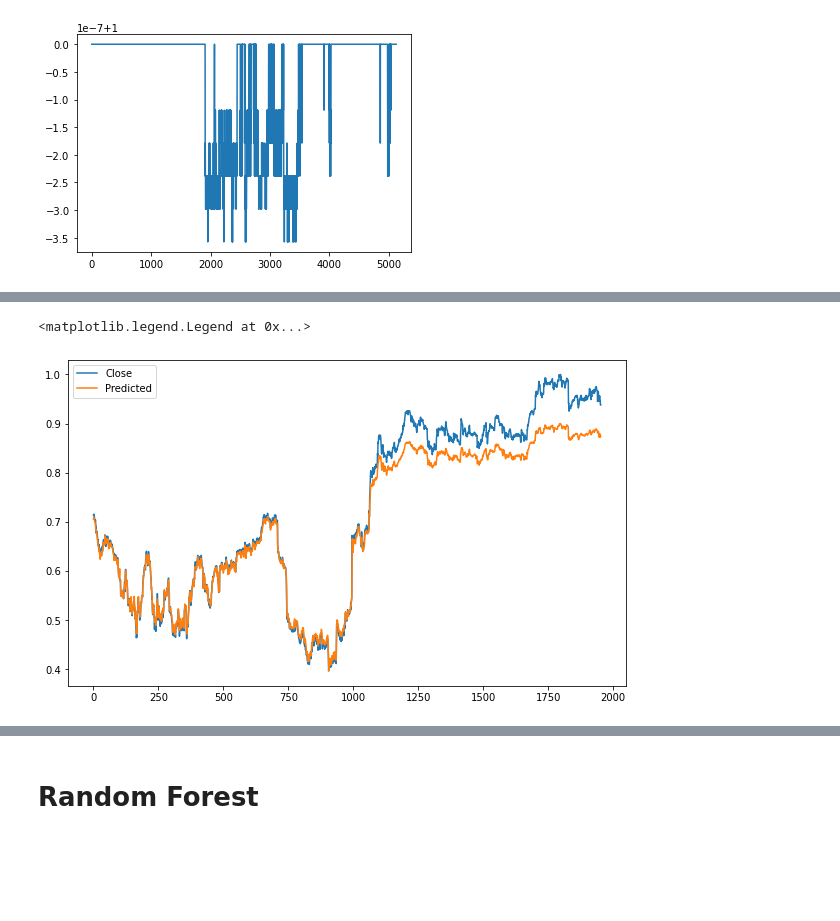
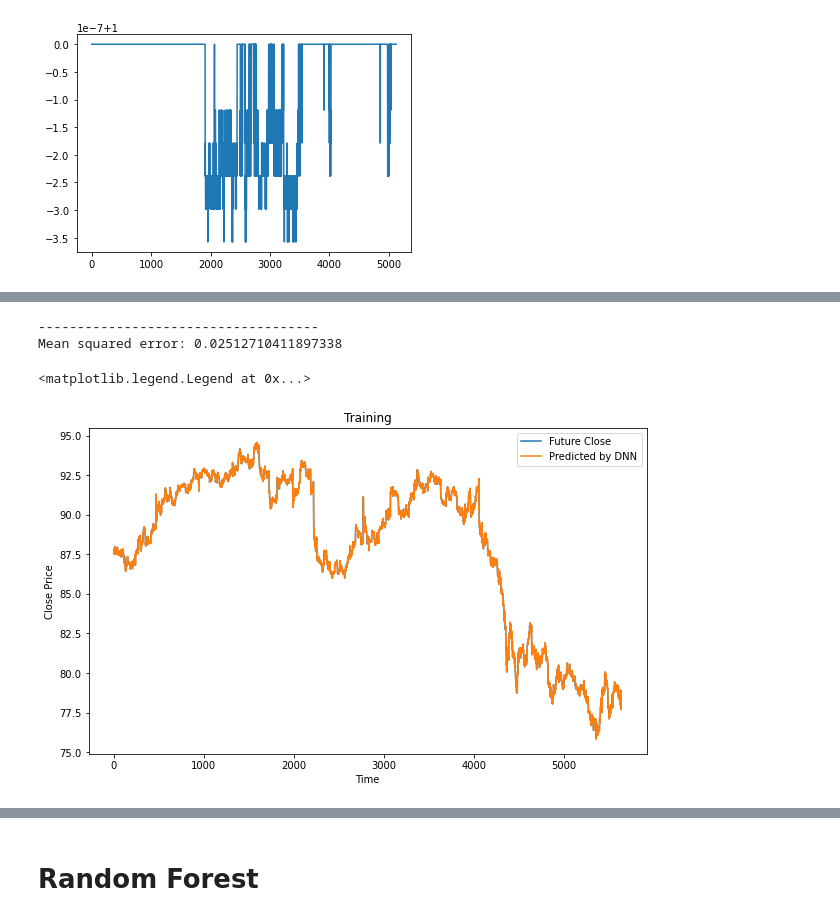
Before and after one commit to JeffJongyoon/Stock-price-prediction, a Jupyter notebook: Model.ipynb, the cells around one changed output, grey strips where cells are left out. Cells and saved outputs as stored; diff of their text form; code cells hidden in the pictures; blank space fills up the shorter version.

```diff
--- a/Model.ipynb
+++ b/Model.ipynb
@@ -59,7 +171,7 @@ df = pd.read_pickle('PG.pkl')
 fmt = "%Y-%m-%d %H:%M:%S"
 df.index = df.index.strftime(fmt)
 df.reset_index(inplace=True)
-df = df.iloc[:,:7]
+# df = df.iloc[:,:7]
 df['Future'] = df['Close'].shift(-1)
 df['SMA100'] = df['Close'].rolling(window = 100).mean()
 df['Tartget'] = df.apply(up_or_down, axis=1)
@@ -1267,8 +1456,8 @@ Ne = 128
 tf.random.set_seed(1000)
 
 
-model = tf.keras.Sequential([
-                              tf.keras.layers.Dense(Ne, input_shape=(3,), activation=tf.keras.layers.LeakyReLU(), kernel_initializer='glorot_normal'),
+dnn_model = tf.keras.Sequential([
+                              tf.keras.layers.Dense(Ne, input_shape=(x_train.shape[1:]), activation=tf.keras.layers.LeakyReLU(), kernel_initializer='glorot_normal'),
                               tf.keras.layers.BatchNormalization(),
                               tf.keras.layers.Dropout(drop_rate),
                               tf.keras.layers.Dense(Ne/2, activation=tf.keras.layers.LeakyReLU(), kernel_initializer='glorot_normal'),
@@ -1280,12 +1469,12 @@ model = tf.keras.Sequential([
                               tf.keras.layers.Dense(1, activation='sigmoid', kernel_initializer='glorot_normal')
                               ])
 lr = 1e-2
-model.compile(loss= 'mse',
+dnn_model.compile(loss= 'mse',
               optimizer=tf.keras.optimizers.Adam(lr=lr))#, epsilon=epsilon),#beta_1=beta1, beta_2=beta2, ),
               # metrics=['accuracy'])
-model.summary()
+dnn_model.summary()
 
-history = model.fit(x_train, y_train,
+history = dnn_model.fit(x_train, y_train,
                     batch_size=batch_size,
                     verbose = 1,
                     epochs=training_epochs,
@@ -1335,8 +1524,20 @@ plt.show()
+# %%
+df['Future_pch_predicted_DNN'] = dnn_model.predict(x_data)
+df['Future_pred_DNN'] = df['Future_pch_predicted_DNN'] * df['Close'] + df['Close']
+
+print('------------------------------------')
+print('Mean squared error: {}'.format(mean_squared_error(df['Future'].to_numpy()[:-1],df['Future_pred_DNN'].to_numpy()[:-1])))
+# %% [output]
+------------------------------------
+Mean squared error: 0.02512710411897338
 # %%
 plt.figure(figsize=(10,6))
-plt.plot(y_valid_scaled, label = 'Close')
-plt.plot(model.predict(x_valid_scaled), label = 'Predicted')
+plt.plot(df['Future'][:split_time], label = 'Future Close')
+plt.plot(df['Future_pred_DNN'][:split_time], label = 'Predicted by DNN')
+plt.xlabel('Time')
+plt.ylabel('Close Price')
+plt.title('Training')
 plt.legend()
 # %% [output]
 <matplotlib.legend.Legend at 0x...>
-[figure, old version]
+[figure, new version]
```
Also changed, not shown: parts of 52 cells of this notebook, 1 other file.
